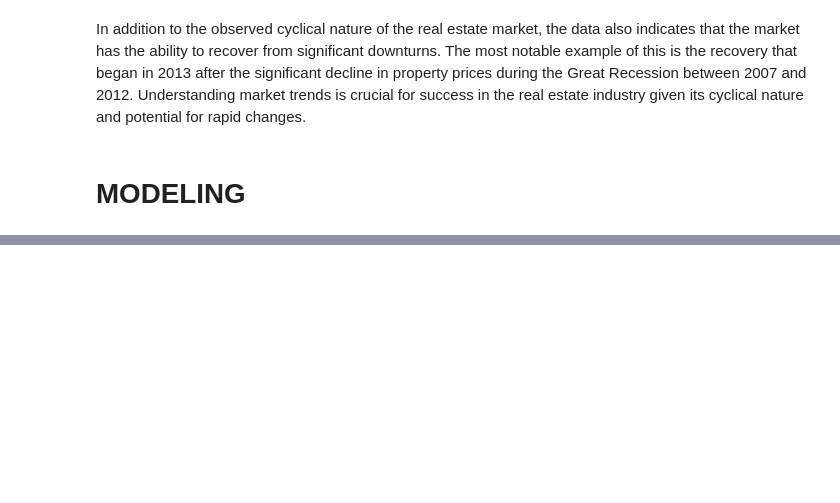
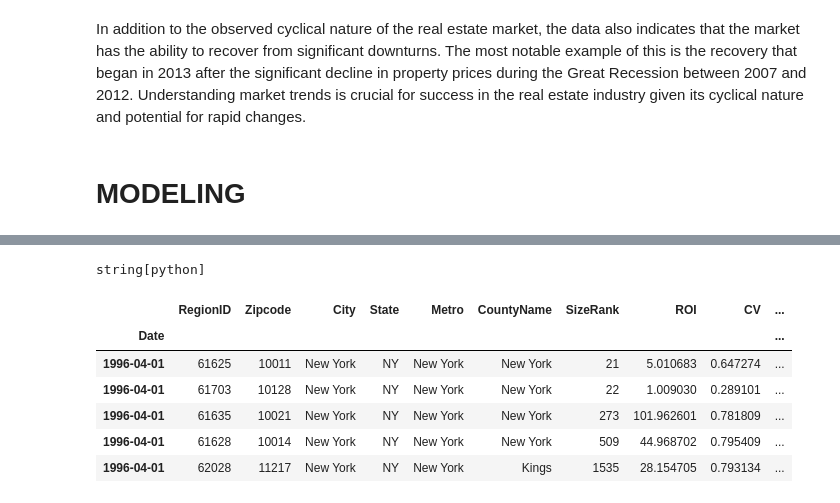
Before and after one commit to HMWIAM/P13, a Jupyter notebook: A. Main/index.ipynb, the cells around one changed output, grey strips where cells are left out. Drawn from its saved outputs; the diff is of its cells as text; code cells hidden in the pictures; blank space fills up the shorter version.

```diff
--- a/A. Main/index.ipynb
+++ b/A. Main/index.ipynb
@@ -761,0 +777,18 @@ In addition to the observed cyclical nature of the real estate market, the data
+# %%
+new_df.Zipcode.dtype
+# %% [output]
+string[python]
+# %%
+#top 5 zipcodes in terms of ROI
+top_10 =['10021','10014','10011','10128','94027', '90210', '31561', '11217', '33480', '94123']
+
+top10_df = new_df[new_df['Zipcode'].isin(top_10)]
+top10_df.head()
+# %% [output]
+|  | RegionID | Zipcode | City | State | Metro | CountyName | SizeRank | ROI | CV | ... |
+| Date |  |  |  |  |  |  |  |  |  | ... |
+| 1996-04-01 | 61625 | 10011 | New York | NY | New York | New York | 21 | 5.010683 | 0.647274 | ... |
+| 1996-04-01 | 61703 | 10128 | New York | NY | New York | New York | 22 | 1.009030 | 0.289101 | ... |
+| 1996-04-01 | 61635 | 10021 | New York | NY | New York | New York | 273 | 101.962601 | 0.781809 | ... |
+| 1996-04-01 | 61628 | 10014 | New York | NY | New York | New York | 509 | 44.968702 | 0.795409 | ... |
+| 1996-04-01 | 62028 | 11217 | New York | NY | New York | Kings | 1535 | 28.154705 | 0.793134 | ... |
```
Also changed, not shown: parts of 21 cells of this notebook.
